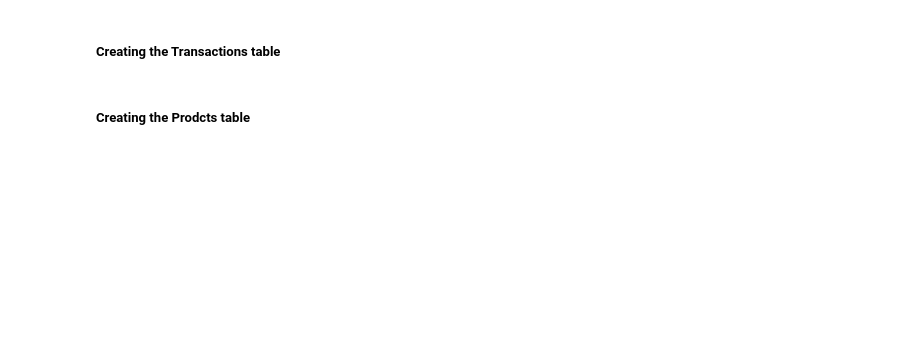
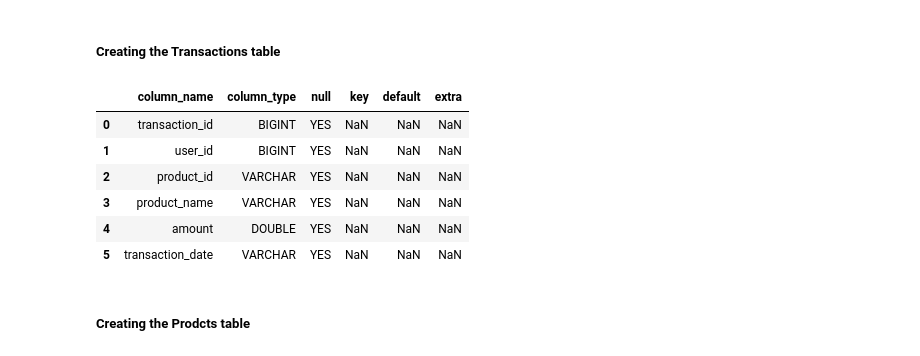
Before and after one commit to iamhwkchn/analysis_dckdb, a Jupyter notebook: analysis_final.ipynb, the cells around one changed output. Cells and saved outputs as stored; diff of their text form; code cells hidden in the pictures; blank space fills up the shorter version.

```diff
--- a/analysis_final.ipynb
+++ b/analysis_final.ipynb
@@ -25,7 +34,15 @@ df_user = conn.execute("""
   CREATE TABLE transactions AS SELECT * FROM read_parquet('merged/transactions_merged_all.parquet')
 """)
 # %%
-conn.execute(" EXPLAIN transactions")
+conn.execute(" DESCRIBE transactions").df()
+# %% [output]
+|  | column_name | column_type | null | key | default | extra |
+| 0 | transaction_id | BIGINT | YES | NaN | NaN | NaN |
+| 1 | user_id | BIGINT | YES | NaN | NaN | NaN |
+| 2 | product_id | VARCHAR | YES | NaN | NaN | NaN |
+| 3 | product_name | VARCHAR | YES | NaN | NaN | NaN |
+| 4 | amount | DOUBLE | YES | NaN | NaN | NaN |
+| 5 | transaction_date | VARCHAR | YES | NaN | NaN | NaN |
 # %% [markdown]
 <h5>Creating the Prodcts table</h5>
 # %%
```
Also changed, not shown: parts of 10 cells of this notebook, 1 other file.
